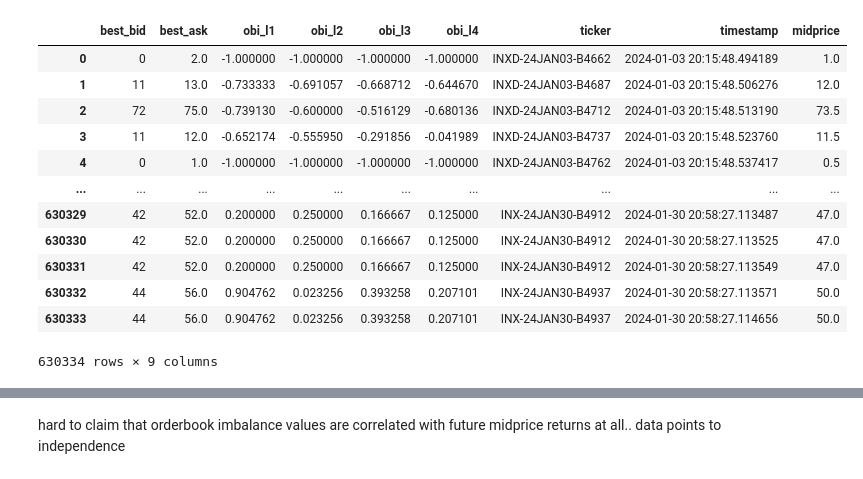
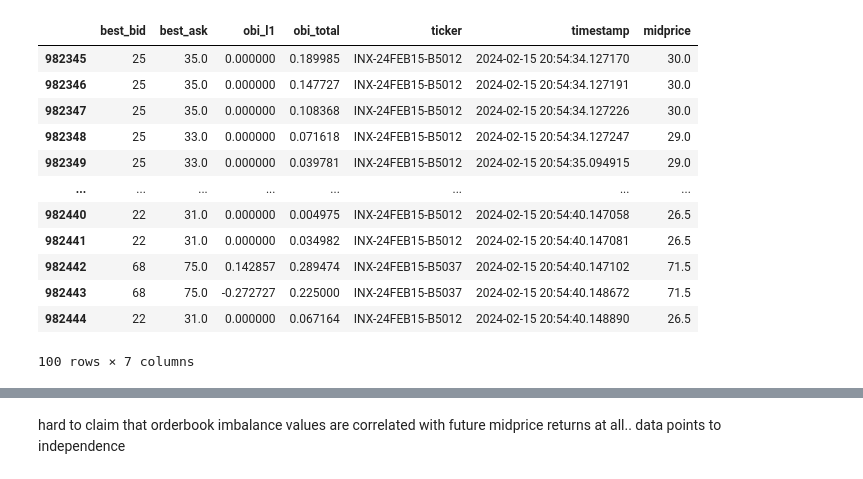
Before and after one commit to ijamil1/kalshi_mm, a Jupyter notebook: exploring_order_book_indicators_predictive_powers.ipynb, the cells around one changed output, grey strips where cells are left out. Cells and saved outputs as stored; diff of their text form; code cells hidden in the pictures.

Commit message:
revisiting order book analysis

```diff
--- a/exploring_order_book_indicators_predictive_powers.ipynb
+++ b/exploring_order_book_indicators_predictive_powers.ipynb
@@ -55,18 +10,0 @@ def calc_orderboook_imb(bids, asks, level=1):
-# %%
-def get_best_bid(bids):
-    '''
-    bids: ascending [price, qty] list
-    '''
-    if len(bids):
-        return bids[len(bids)-1][0]
-    else:
-        return 0
-
-def get_best_ask(asks):
-    '''
-    asks: ascending [price, qty] list
-    '''
-    if len(asks):
-        return asks[0][0]
-    else:
-        return np.inf
@@ -152,7 +22,7 @@ the limit orderbook for that market. Appends to a dataframe, the best bid, ask,
 
 bids = {}
 asks = {}
-data_dict = {'best_bid': [], 'best_ask': [], 'obi_l1': [], 'obi_l2': [], 'obi_l3': [], 'obi_l4': [], 'ticker': [], 'timestamp': []}
+data_dict = {'best_bid': [], 'best_ask': [], 'obi_l1': [], 'obi_total': [], 'ticker': [], 'timestamp': []}
 date_ = date(2024, 1, 2)
 
 while date_ <= date.today():
@@ -199,9 +69,7 @@ while date_ <= date.today():
             data_dict['best_bid'].append(get_best_bid(bids[t]))
             data_dict['best_ask'].append(get_best_ask(asks[t]))
             data_dict['obi_l1'].append(calc_orderboook_imb(bids[t], asks[t], 1))
-            data_dict['obi_l2'].append(calc_orderboook_imb(bids[t], asks[t], 2))
-            data_dict['obi_l3'].append(calc_orderboook_imb(bids[t], asks[t], 3))
-            data_dict['obi_l4'].append(calc_orderboook_imb(bids[t], asks[t], 4))
+            data_dict['obi_total'].append(calc_orderboook_imb(bids[t], asks[t], 4))
             data_dict['ticker'].append(t)
             data_dict['timestamp'].append(datetime.strptime(row[5], '%Y-%m-%dT%H:%M:%S.%fZ'))
 
@@ -230,9 +98,7 @@ while date_ <= date.today():
             data_dict['best_bid'].append(get_best_bid(bids[t]))
             data_dict['best_ask'].append(get_best_ask(asks[t]))
             data_dict['obi_l1'].append(calc_orderboook_imb(bids[t], asks[t], 1))
-            data_dict['obi_l2'].append(calc_orderboook_imb(bids[t], asks[t], 2))
-            data_dict['obi_l3'].append(calc_orderboook_imb(bids[t], asks[t], 3))
-            data_dict['obi_l4'].append(calc_orderboook_imb(bids[t], asks[t], 4))
+            data_dict['obi_total'].append(calc_orderboook_imb(bids[t], asks[t], 4))
             data_dict['ticker'].append(t)
             data_dict['timestamp'].append(datetime.strptime(row[6], '%Y-%m-%dT%H:%M:%S.%fZ'))
 
@@ -243,21 +109,21 @@ data = pd.DataFrame(data_dict)
 # %%
 data['midprice'] = data.apply(lambda x: (x['best_bid'] + x['best_ask'])/2, axis = 1)
 # %%
-data
+data[-100:]
 # %% [output]
-|  | best_bid | best_ask | obi_l1 | obi_l2 | obi_l3 | obi_l4 | ticker | timestamp | midprice |
-| 0 | 0 | 2.0 | -1.000000 | -1.000000 | -1.000000 | -1.000000 | INXD-24JAN03-B4662 | 2024-01-03 20:15:48.494189 | 1.0 |
-| 1 | 11 | 13.0 | -0.733333 | -0.691057 | -0.668712 | -0.644670 | INXD-24JAN03-B4687 | 2024-01-03 20:15:48.506276 | 12.0 |
-| 2 | 72 | 75.0 | -0.739130 | -0.600000 | -0.516129 | -0.680136 | INXD-24JAN03-B4712 | 2024-01-03 20:15:48.513190 | 73.5 |
-| 3 | 11 | 12.0 | -0.652174 | -0.555950 | -0.291856 | -0.041989 | INXD-24JAN03-B4737 | 2024-01-03 20:15:48.523760 | 11.5 |
-| 4 | 0 | 1.0 | -1.000000 | -1.000000 | -1.000000 | -1.000000 | INXD-24JAN03-B4762 | 2024-01-03 20:15:48.537417 | 0.5 |
-| ... | ... | ... | ... | ... | ... | ... | ... | ... | ... |
-| 630329 | 42 | 52.0 | 0.200000 | 0.250000 | 0.166667 | 0.125000 | INX-24JAN30-B4912 | 2024-01-30 20:58:27.113487 | 47.0 |
-| 630330 | 42 | 52.0 | 0.200000 | 0.250000 | 0.166667 | 0.125000 | INX-24JAN30-B4912 | 2024-01-30 20:58:27.113525 | 47.0 |
-| 630331 | 42 | 52.0 | 0.200000 | 0.250000 | 0.166667 | 0.125000 | INX-24JAN30-B4912 | 2024-01-30 20:58:27.113549 | 47.0 |
-| 630332 | 44 | 56.0 | 0.904762 | 0.023256 | 0.393258 | 0.207101 | INX-24JAN30-B4937 | 2024-01-30 20:58:27.113571 | 50.0 |
-| 630333 | 44 | 56.0 | 0.904762 | 0.023256 | 0.393258 | 0.207101 | INX-24JAN30-B4937 | 2024-01-30 20:58:27.114656 | 50.0 |
+|  | best_bid | best_ask | obi_l1 | obi_total | ticker | timestamp | midprice |
+| 982345 | 25 | 35.0 | 0.000000 | 0.189985 | INX-24FEB15-B5012 | 2024-02-15 20:54:34.127170 | 30.0 |
+| 982346 | 25 | 35.0 | 0.000000 | 0.147727 | INX-24FEB15-B5012 | 2024-02-15 20:54:34.127191 | 30.0 |
+| 982347 | 25 | 35.0 | 0.000000 | 0.108368 | INX-24FEB15-B5012 | 2024-02-15 20:54:34.127226 | 30.0 |
+| 982348 | 25 | 33.0 | 0.000000 | 0.071618 | INX-24FEB15-B5012 | 2024-02-15 20:54:34.127247 | 29.0 |
+| 982349 | 25 | 33.0 | 0.000000 | 0.039781 | INX-24FEB15-B5012 | 2024-02-15 20:54:35.094915 | 29.0 |
+| ... | ... | ... | ... | ... | ... | ... | ... |
+| 982440 | 22 | 31.0 | 0.000000 | 0.004975 | INX-24FEB15-B5012 | 2024-02-15 20:54:40.147058 | 26.5 |
+| 982441 | 22 | 31.0 | 0.000000 | 0.034982 | INX-24FEB15-B5012 | 2024-02-15 20:54:40.147081 | 26.5 |
+| 982442 | 68 | 75.0 | 0.142857 | 0.289474 | INX-24FEB15-B5037 | 2024-02-15 20:54:40.147102 | 71.5 |
+| 982443 | 68 | 75.0 | -0.272727 | 0.225000 | INX-24FEB15-B5037 | 2024-02-15 20:54:40.148672 | 71.5 |
+| 982444 | 22 | 31.0 | 0.000000 | 0.067164 | INX-24FEB15-B5012 | 2024-02-15 20:54:40.148890 | 26.5 |
-630334 rows × 9 columns
+100 rows × 7 columns
 # %%
 data['date'] = data.apply(lambda x: date(x['timestamp'].year, x['timestamp'].month, x['timestamp'].day), axis=1)
 data['hour'] = data.apply(lambda x: x['timestamp'].hour, axis=1)
```
Also changed, not shown: parts of 28 cells of this notebook, 1 other file.
